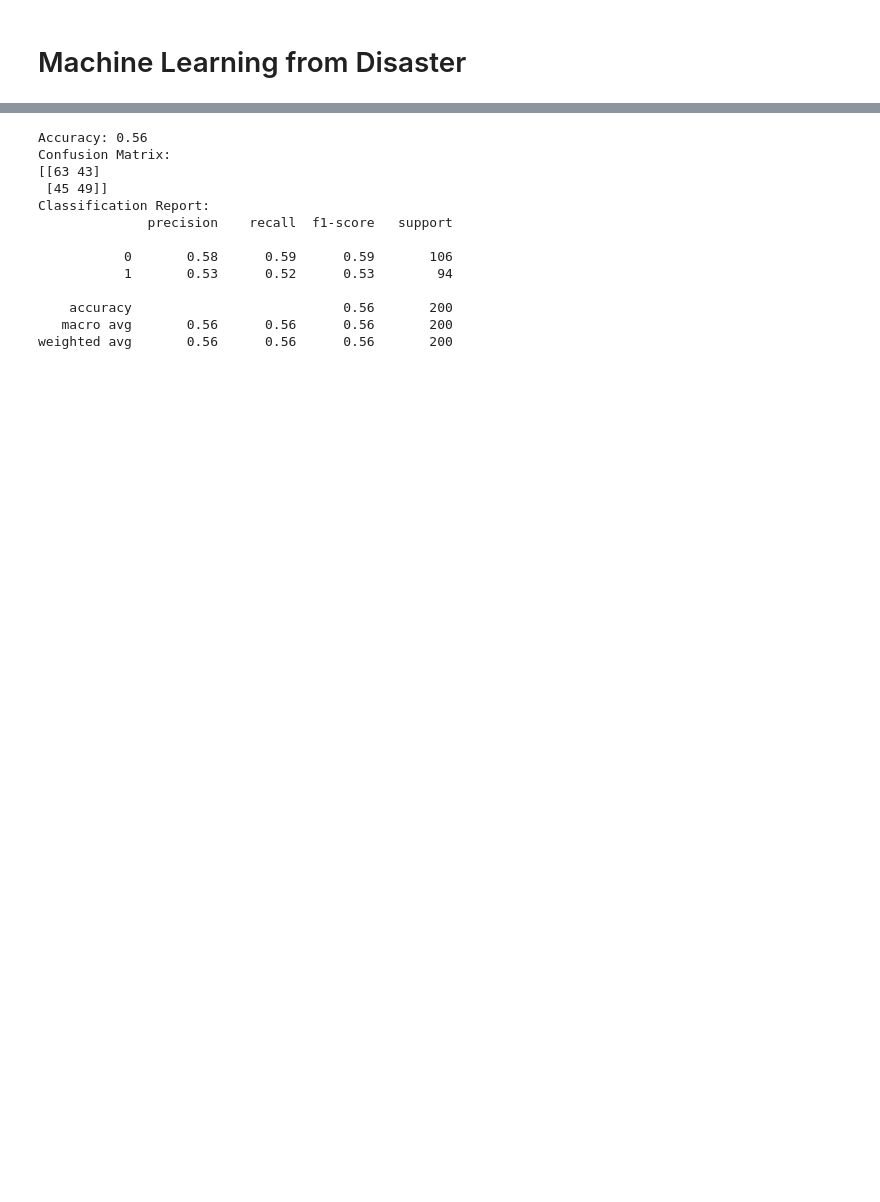
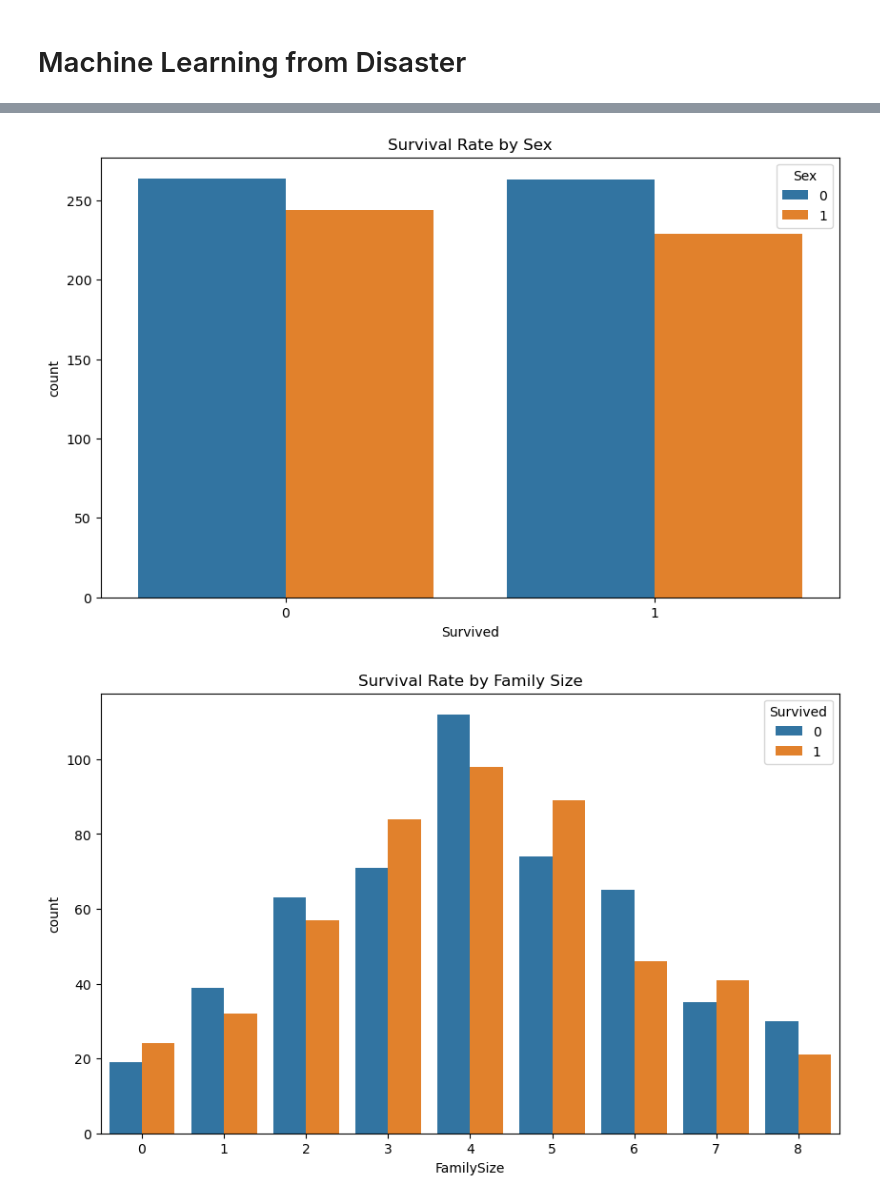
Before and after one commit to MiltonGreat/Machine-Learning-from-Disaster, a Jupyter notebook: Machine Learning from Disaster.ipynb, the cells around one changed output, grey strips where cells are left out. Saved outputs shown, nothing was run; the diff lists cells and outputs as text; code cells hidden in the pictures; blank space fills up the shorter version.

```diff
--- a/Machine Learning from Disaster.ipynb
+++ b/Machine Learning from Disaster.ipynb
@@ -209,31 +53,0 @@ Please also refer to the documentation for alternative solver options:
-# %%
-# Scale the data using StandardScaler
-scaler = StandardScaler()
-X_train_scaled = scaler.fit_transform(X_train)
-X_test_scaled = scaler.transform(X_test)
-
-# Initialize and train the Logistic Regression model with more iterations
-model = LogisticRegression(max_iter=1000)
-model.fit(X_train_scaled, y_train)
-
-# Predict on the test set
-y_pred = model.predict(X_test_scaled)
-
-# Evaluate the model
-print(f'Accuracy: {accuracy_score(y_test, y_pred)}')
-print(f'Confusion Matrix:\n{confusion_matrix(y_test, y_pred)}')
-print(f'Classification Report:\n{classification_report(y_test, y_pred)}')
-# %% [output]
-Accuracy: 0.56
-Confusion Matrix:
-[[63 43]
- [45 49]]
-Classification Report:
-              precision    recall  f1-score   support
-
-           0       0.58      0.59      0.59       106
-           1       0.53      0.52      0.53        94
-
-    accuracy                           0.56       200
-   macro avg       0.56      0.56      0.56       200
-weighted avg       0.56      0.56      0.56       200
@@ -239,0 +72,33 @@ weighted avg       0.56      0.56      0.56       200
+# %%
+# Feature Engineering
+# Create 'FamilySize' feature
+family_size = df['SibSp'] + df['Parch']
+df['FamilySize'] = family_size
+
+# Binning 'Age' into groups
+df['AgeGroup'] = pd.cut(df['Age'], bins=[0, 12, 18, 40, 60, 100], labels=['Child', 'Teen', 'Adult', 'Middle Aged', 'Senior'])
+df = pd.get_dummies(df, columns=['AgeGroup'], drop_first=True)
+
+# Drop unnecessary columns
+df.drop(['Name', 'Ticket', 'Cabin', 'PassengerId'], axis=1, inplace=True, errors='ignore')
+# %%
+# Visualizations
+plt.figure(figsize=(10, 6))
+sns.countplot(x='Survived', hue='Sex', data=df)
+plt.title('Survival Rate by Sex')
+plt.show()
+
+plt.figure(figsize=(10, 6))
+sns.countplot(x='FamilySize', hue='Survived', data=df)
+plt.title('Survival Rate by Family Size')
+plt.show()
+
+# Correlation Heatmap
+plt.figure(figsize=(10, 6))
+corr_matrix = df.corr()
+sns.heatmap(corr_matrix, annot=True, cmap='coolwarm', linewidths=0.5)
+plt.title('Correlation Heatmap')
+plt.show()
+# %% [output]
+[figure, added]
+[figure, added]
```
Also changed, not shown: parts of 17 cells of this notebook.
